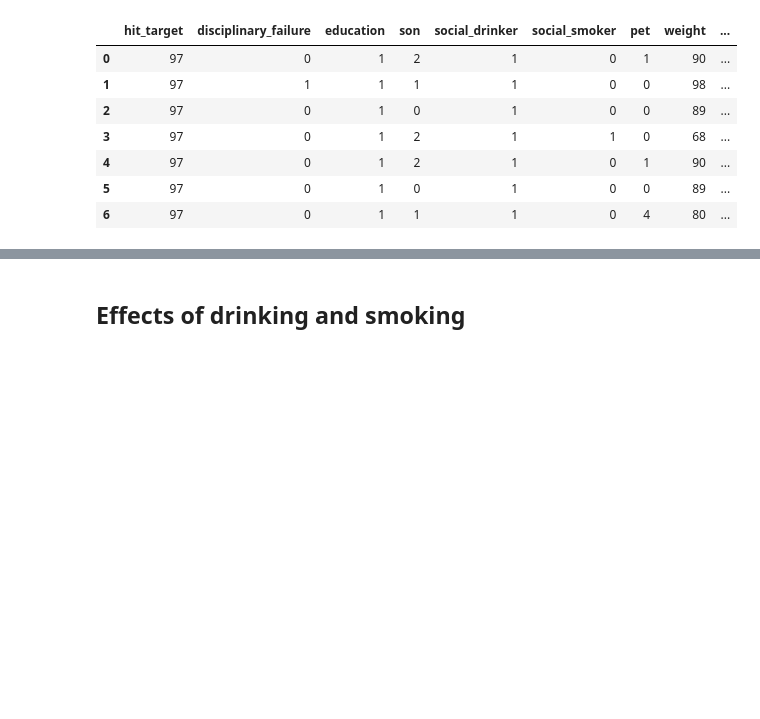
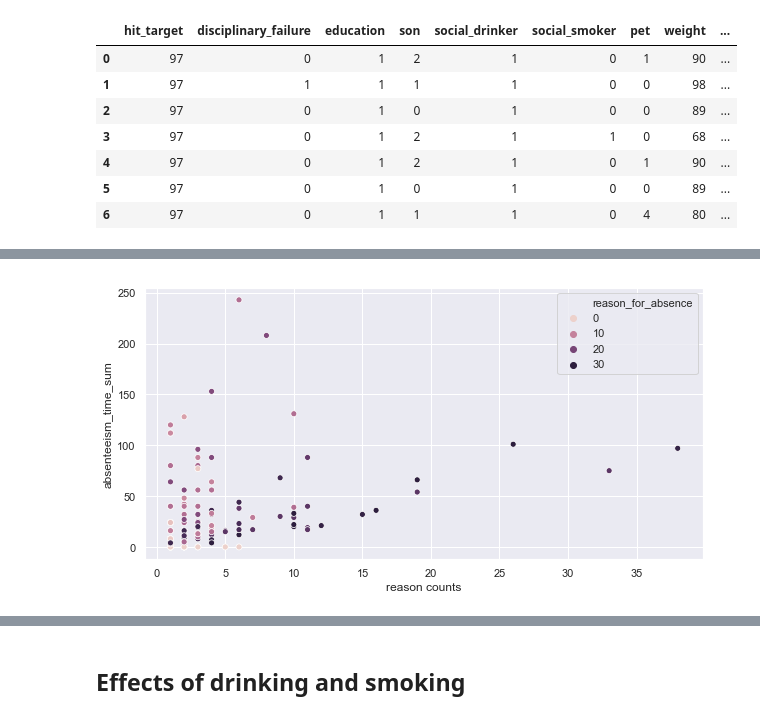
Before and after one commit to chasnew/data-analysis-repository, a Jupyter notebook: Absenteeism at work/Analysis of Absenteeism.ipynb, the cells around one changed output, grey strips where cells are left out. Cells and saved outputs as stored; diff of their text form; code cells hidden in the pictures; blank space fills up the shorter version.

```diff
--- a/Absenteeism at work/Analysis of Absenteeism.ipynb
+++ b/Absenteeism at work/Analysis of Absenteeism.ipynb
@@ -230,0 +181,10 @@ There's a certain variation in work_load_average respecting to different period
+# %%
+# constructing a dataframe to further visualize
+# the relationship between reason_for_absence and absenteeism_time
+
+reason_df = data[['id', 'reason_for_absence', 'absenteeism_time']]
+reason_df = reason_df.groupby(['id', 'reason_for_absence']).agg(['count', 'sum'])
+reason_df = reason_df.reset_index()
+reason_df.columns = ['id', 'reason_for_absence'] + ['_'.join(col) for col in reason_df.columns[2:]]
+reason_df['reason_for_absence'] = pd.to_numeric(reason_df['reason_for_absence'])
+reason_df.head()
@@ -230,0 +198,7 @@ There's a certain variation in work_load_average respecting to different period
+# %%
+fig = plt.figure(figsize=(10,5))
+sns.scatterplot(x='absenteeism_time_count', y='absenteeism_time_sum', hue='reason_for_absence', data=reason_df)
+plt.xlabel('reason counts')
+plt.show()
+# %% [output]
+[figure, added]
```
Also changed, not shown: parts of 76 cells of this notebook, 1 other file.
